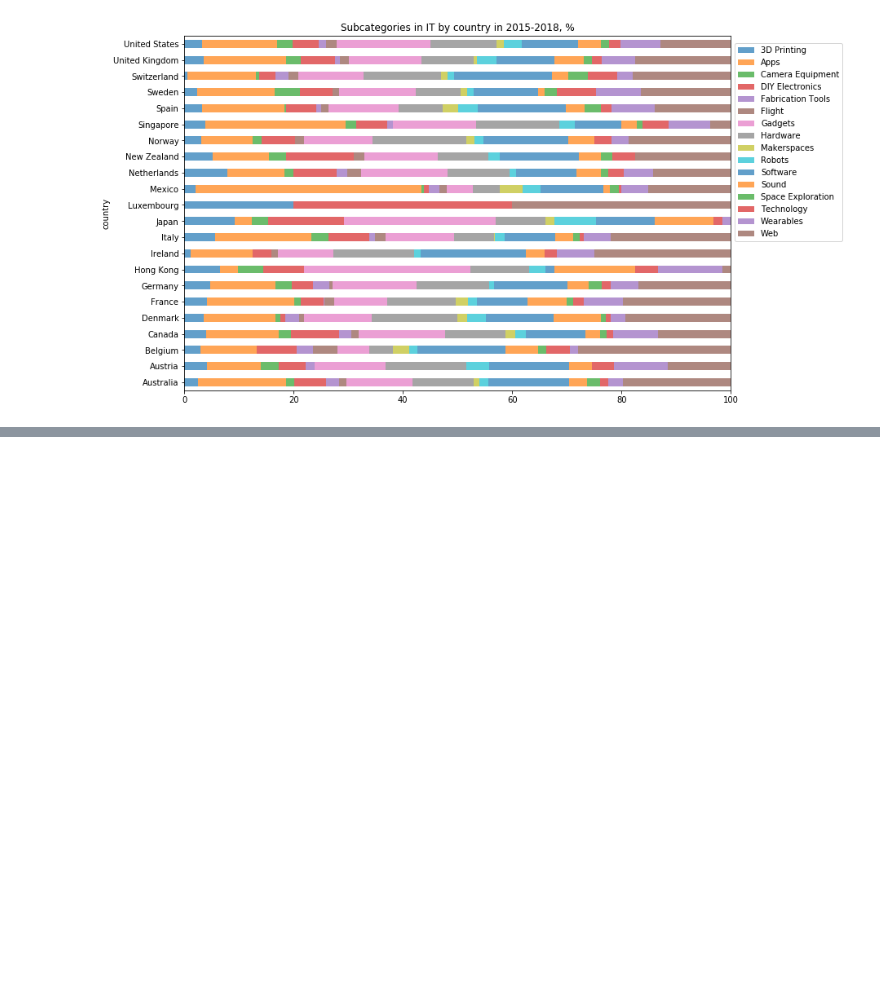
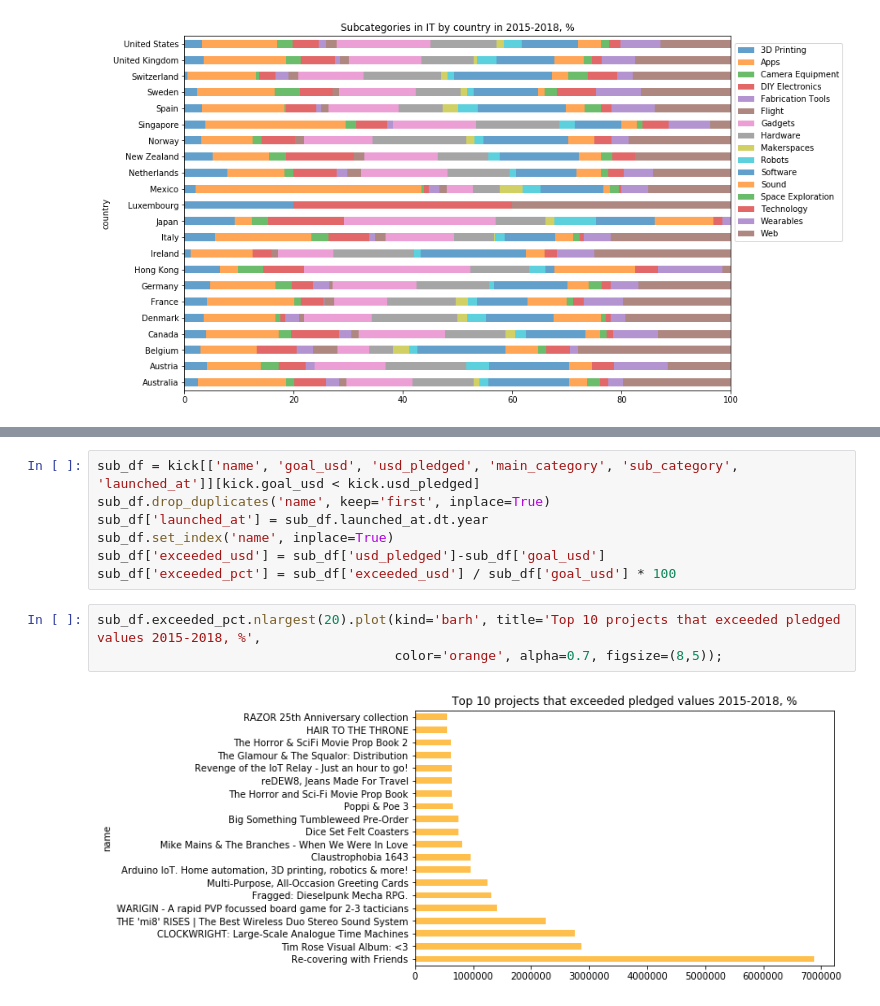
Before and after one commit to PonyCony/happy_kickstarters, a Jupyter notebook: Happy_Kickstarters.ipynb, the cells around one changed output, grey strips where cells are left out. Drawn from its saved outputs; the diff is of its cells as text; blank space fills up the shorter version.

```diff
--- a/Happy_Kickstarters.ipynb
+++ b/Happy_Kickstarters.ipynb
@@ -349,0 +350,12 @@ kick[kick.successful].groupby('main_category').usd_pledged.median().sort_values(
+# %%
+sub_df = kick[['name', 'goal_usd', 'usd_pledged', 'main_category', 'sub_category', 'launched_at']][kick.goal_usd < kick.usd_pledged]
+sub_df.drop_duplicates('name', keep='first', inplace=True)
+sub_df['launched_at'] = sub_df.launched_at.dt.year
+sub_df.set_index('name', inplace=True)
+sub_df['exceeded_usd'] = sub_df['usd_pledged']-sub_df['goal_usd']
+sub_df['exceeded_pct'] = sub_df['exceeded_usd'] / sub_df['goal_usd'] * 100
+# %%
+sub_df.exceeded_pct.nlargest(20).plot(kind='barh', title='Top 10 projects that exceeded pledged values 2015-2018, %',
+                                      color='orange', alpha=0.7, figsize=(8,5));
+# %% [output]
+[figure, added]
```
Also changed, not shown: parts of 5 cells of this notebook.
